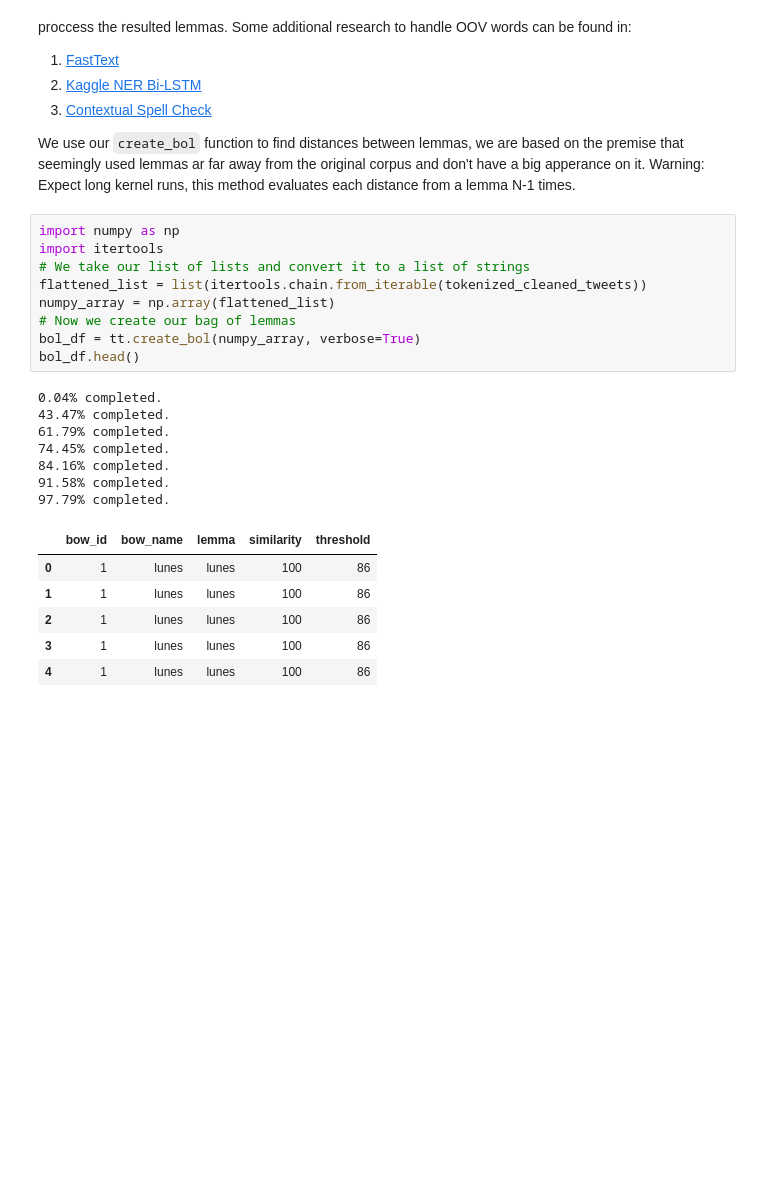
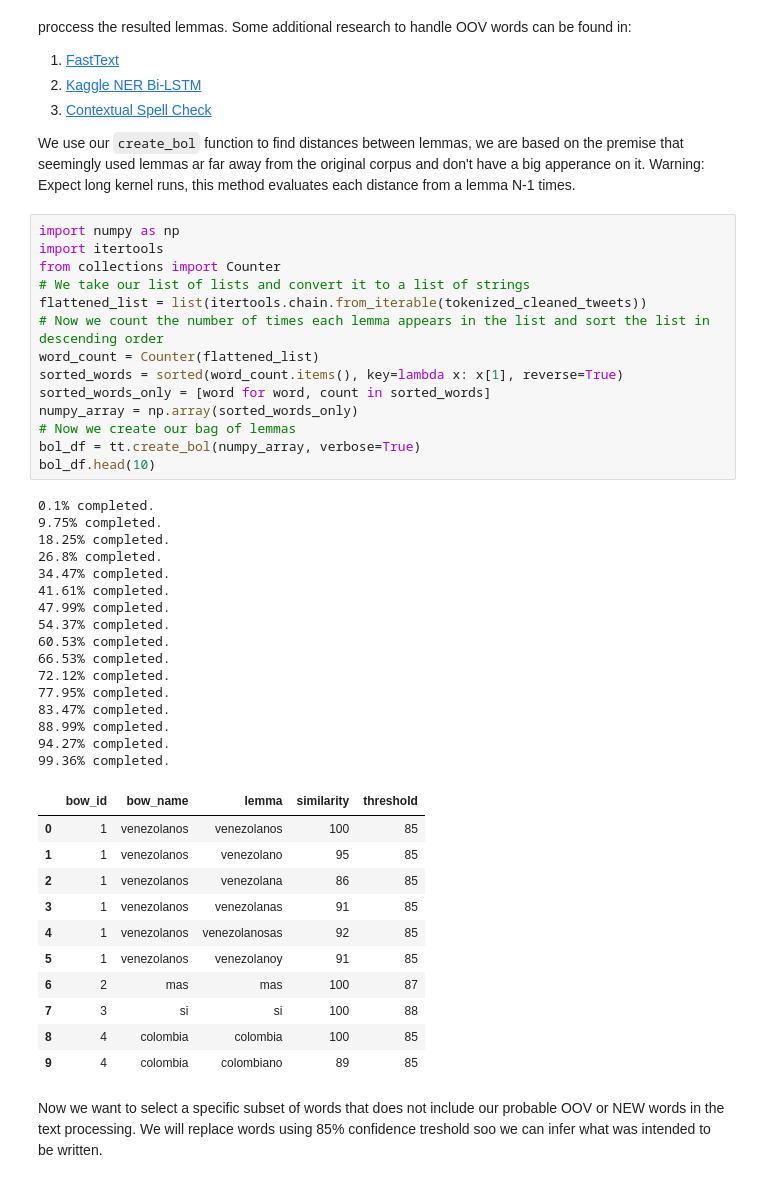
Before and after one commit to lgomezt/tidyX, a Jupyter notebook: Examples/Estructura tutorial.ipynb, the cells around one changed output. Saved outputs shown, nothing was run; the diff lists cells and outputs as text; blank space fills up the shorter version.

```diff
--- a/Examples/Estructura tutorial.ipynb
+++ b/Examples/Estructura tutorial.ipynb
@@ -666,23 +666,44 @@ We use our `create_bol` function to find distances between lemmas, we are based
 # %%
 import numpy as np
 import itertools
+from collections import Counter
 # We take our list of lists and convert it to a list of strings
 flattened_list = list(itertools.chain.from_iterable(tokenized_cleaned_tweets))
-numpy_array = np.array(flattened_list)
+# Now we count the number of times each lemma appears in the list and sort the list in descending order
+word_count = Counter(flattened_list)
+sorted_words = sorted(word_count.items(), key=lambda x: x[1], reverse=True)
+sorted_words_only = [word for word, count in sorted_words]
+numpy_array = np.array(sorted_words_only)
 # Now we create our bag of lemmas
 bol_df = tt.create_bol(numpy_array, verbose=True)
-bol_df.head()
+bol_df.head(10)
 # %% [output]
-0.04% completed.
-43.47% completed.
-61.79% completed.
-74.45% completed.
-84.16% completed.
-91.58% completed.
-97.79% completed.
+0.1% completed.
+9.75% completed.
+18.25% completed.
+26.8% completed.
+34.47% completed.
+41.61% completed.
+47.99% completed.
+54.37% completed.
+60.53% completed.
+66.53% completed.
+72.12% completed.
+77.95% completed.
+83.47% completed.
+88.99% completed.
+94.27% completed.
+99.36% completed.
 |  | bow_id | bow_name | lemma | similarity | threshold |
-| 0 | 1 | lunes | lunes | 100 | 86 |
-| 1 | 1 | lunes | lunes | 100 | 86 |
-| 2 | 1 | lunes | lunes | 100 | 86 |
-| 3 | 1 | lunes | lunes | 100 | 86 |
-| 4 | 1 | lunes | lunes | 100 | 86 |
+| 0 | 1 | venezolanos | venezolanos | 100 | 85 |
+| 1 | 1 | venezolanos | venezolano | 95 | 85 |
+| 2 | 1 | venezolanos | venezolana | 86 | 85 |
+| 3 | 1 | venezolanos | venezolanas | 91 | 85 |
+| 4 | 1 | venezolanos | venezolanosas | 92 | 85 |
+| 5 | 1 | venezolanos | venezolanoy | 91 | 85 |
+| 6 | 2 | mas | mas | 100 | 87 |
+| 7 | 3 | si | si | 100 | 88 |
+| 8 | 4 | colombia | colombia | 100 | 85 |
+| 9 | 4 | colombia | colombiano | 89 | 85 |
+# %% [markdown]
+Now we want to select a specific subset of words that does not include our probable OOV or NEW words in the text processing. We will replace words using 85% confidence treshold soo we can infer what was intended to be written.
```
Also changed, not shown: parts of 13 cells of this notebook, 2 other files.
